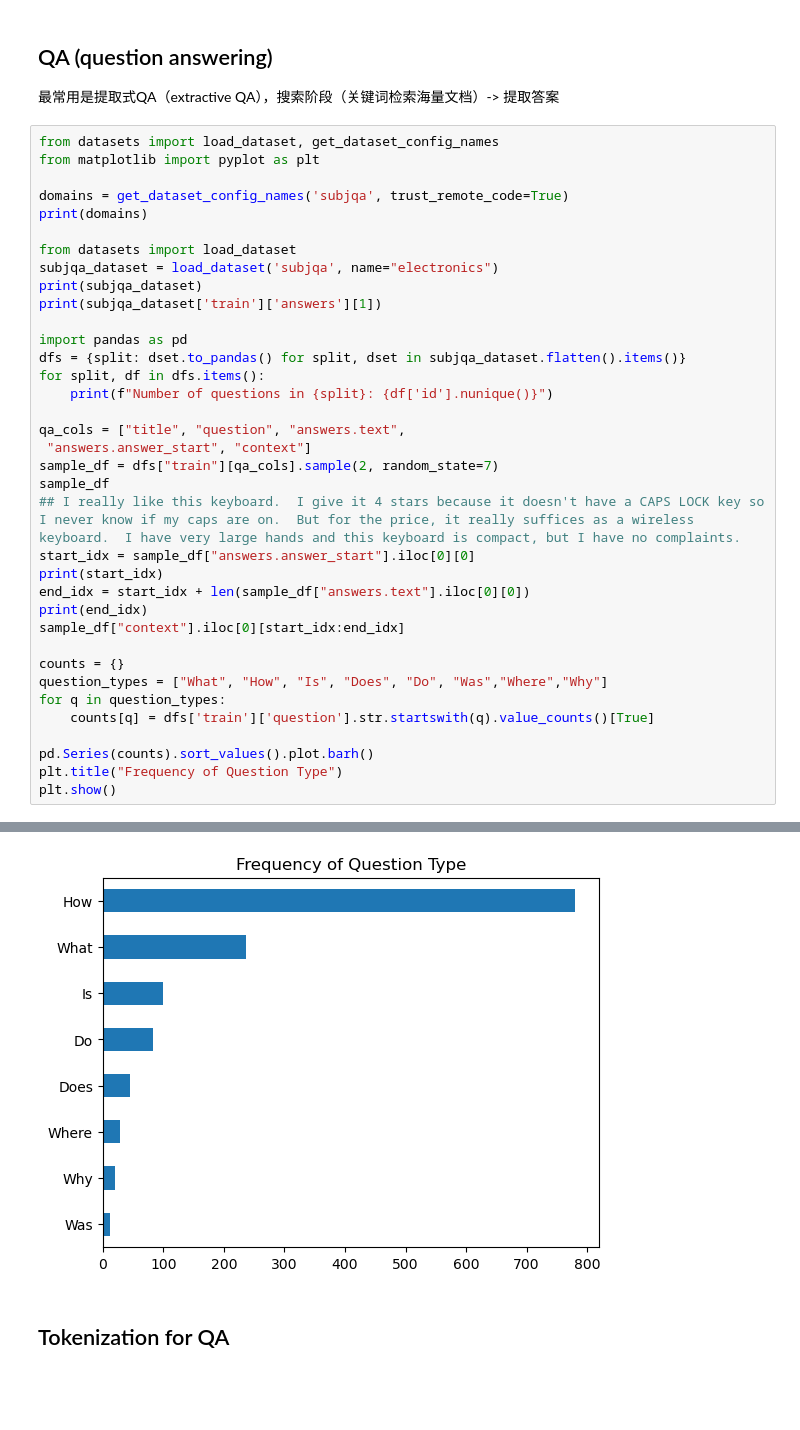
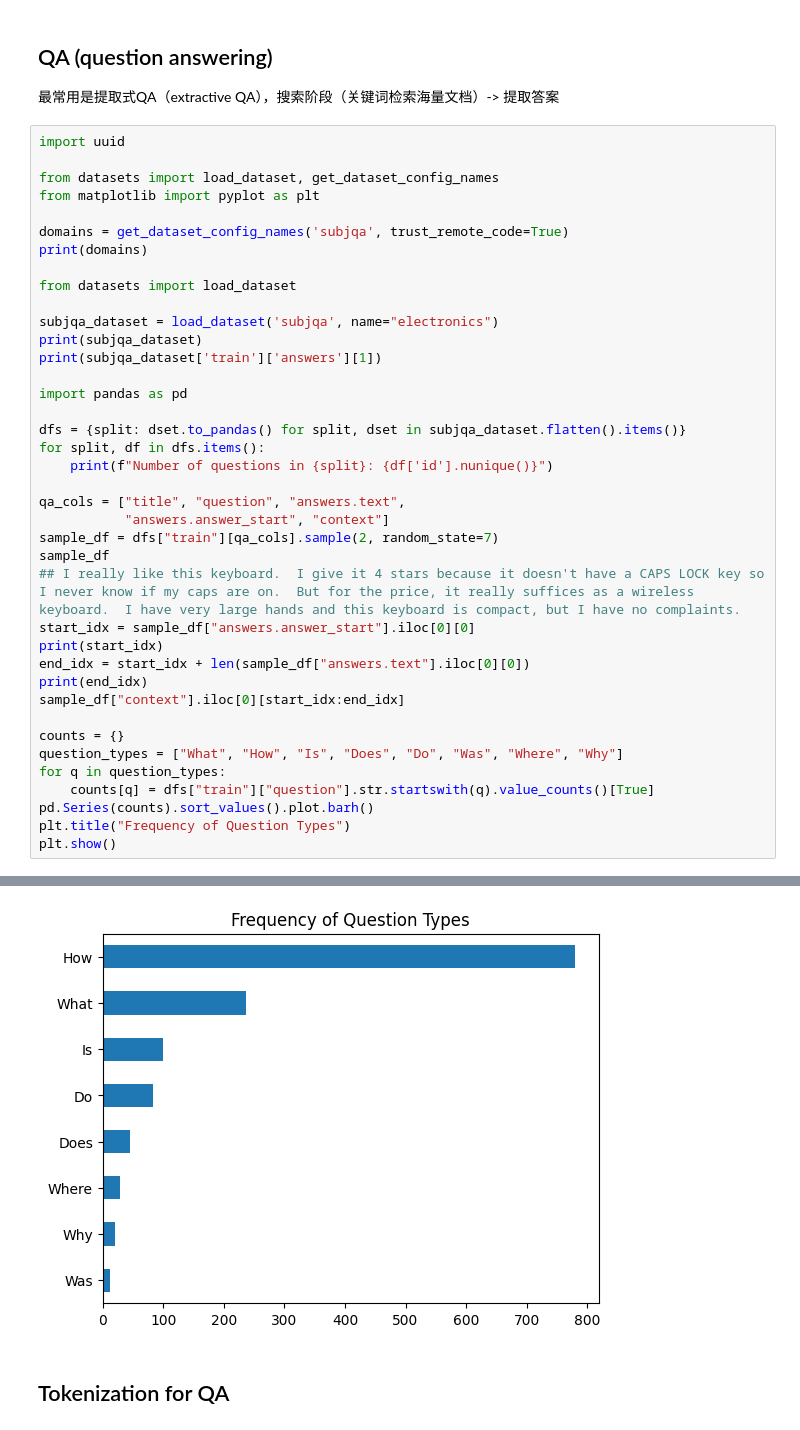
Before and after one commit to Chasun-fhd/DeepLearing, a Jupyter notebook: examples/transformers_QA_tutorials.ipynb, the cells around one changed output, grey strips where cells are left out. Saved outputs shown, nothing was run; the diff lists cells and outputs as text; blank space fills up the shorter version.

```diff
--- a/examples/transformers_QA_tutorials.ipynb
+++ b/examples/transformers_QA_tutorials.ipynb
@@ -3,6 +3,8 @@
 
 最常用是提取式QA（extractive QA），搜索阶段（关键词检索海量文档）-> 提取答案
 # %%
+import uuid
+
 from datasets import load_dataset, get_dataset_config_names
 from matplotlib import pyplot as plt
 
@@ -10,53 +12,54 @@ domains = get_dataset_config_names('subjqa', trust_remote_code=True)
 print(domains)
 
 from datasets import load_dataset
+
 subjqa_dataset = load_dataset('subjqa', name="electronics")
 print(subjqa_dataset)
 print(subjqa_dataset['train']['answers'][1])
 
 import pandas as pd
+
 dfs = {split: dset.to_pandas() for split, dset in subjqa_dataset.flatten().items()}
 for split, df in dfs.items():
     print(f"Number of questions in {split}: {df['id'].nunique()}")
 
 qa_cols = ["title", "question", "answers.text",
- "answers.answer_start", "context"]
+           "answers.answer_start", "context"]
 sample_df = dfs["train"][qa_cols].sample(2, random_state=7)
 sample_df
 ## I really like this keyboard.  I give it 4 stars because it doesn't have a CAPS LOCK key so I never know if my caps are on.  But for the price, it really suffices as a wireless keyboard.  I have very large hands and this keyboard is compact, but I have no complaints.
 start_idx = sample_df["answers.answer_start"].iloc[0][0]
 print(start_idx)
 end_idx = start_idx + len(sample_df["answers.text"].iloc[0][0])
 print(end_idx)
 sample_df["context"].iloc[0][start_idx:end_idx]
 
 counts = {}
-question_types = ["What", "How", "Is", "Does", "Do", "Was","Where","Why"]
+question_types = ["What", "How", "Is", "Does", "Do", "Was", "Where", "Why"]
 for q in question_types:
-    counts[q] = dfs['train']['question'].str.startswith(q).value_counts()[True]
-
+    counts[q] = dfs["train"]["question"].str.startswith(q).value_counts()[True]
 pd.Series(counts).sort_values().plot.barh()
-plt.title("Frequency of Question Type")
+plt.title("Frequency of Question Types")
 plt.show()
 # %% [output]
 ['books', 'electronics', 'grocery', 'movies', 'restaurants', 'tripadvisor']
 DatasetDict({
     train: Dataset({
         features: ['domain', 'nn_mod', 'nn_asp', 'query_mod', 'query_asp', 'q_reviews_id', 'question_subj_level', 'ques_subj_score', 'is_ques_subjective', 'review_id', 'id', 'title', 'context', 'quest ...
         num_rows: 1295
     })
     test: Dataset({
         features: ['domain', 'nn_mod', 'nn_asp', 'query_mod', 'query_asp', 'q_reviews_id', 'question_subj_level', 'ques_subj_score', 'is_ques_subjective', 'review_id', 'id', 'title', 'context', 'quest ...
         num_rows: 358
     })
     validation: Dataset({
         features: ['domain', 'nn_mod', 'nn_asp', 'query_mod', 'query_asp', 'q_reviews_id', 'question_subj_level', 'ques_subj_score', 'is_ques_subjective', 'review_id', 'id', 'title', 'context', 'quest ...
 ... (5 lines left out)
 Number of questions in test: 358
 Number of questions in validation: 255
 215
 239
-[figure, old version]
+[figure, new version]
 # %% [markdown]
 ## Tokenization for QA
 # %%
```
Also changed, not shown: parts of 8 cells of this notebook, 10 other files.
